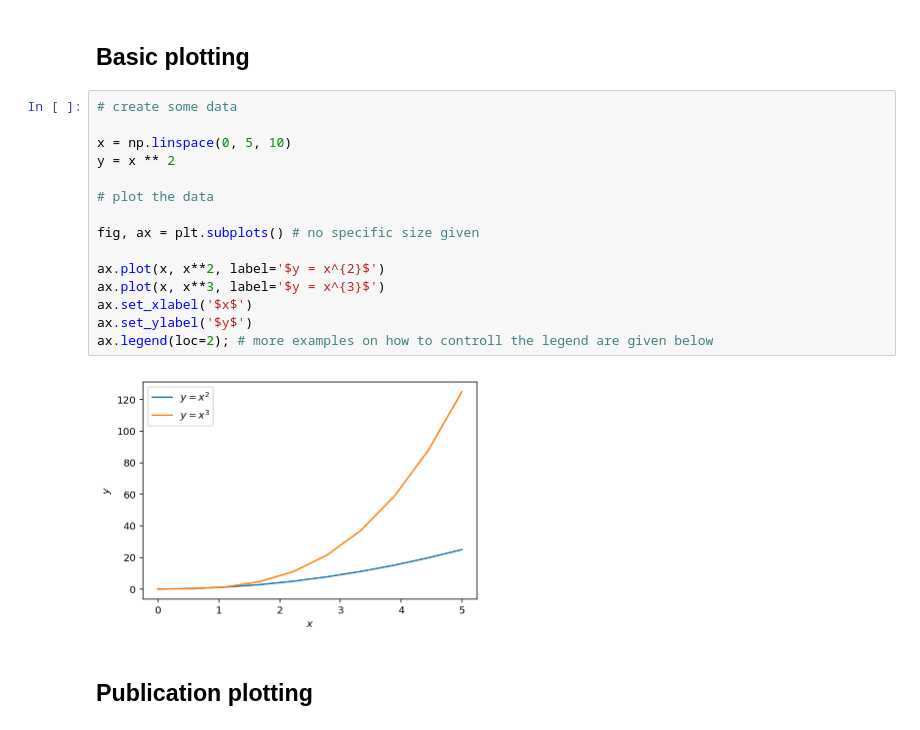
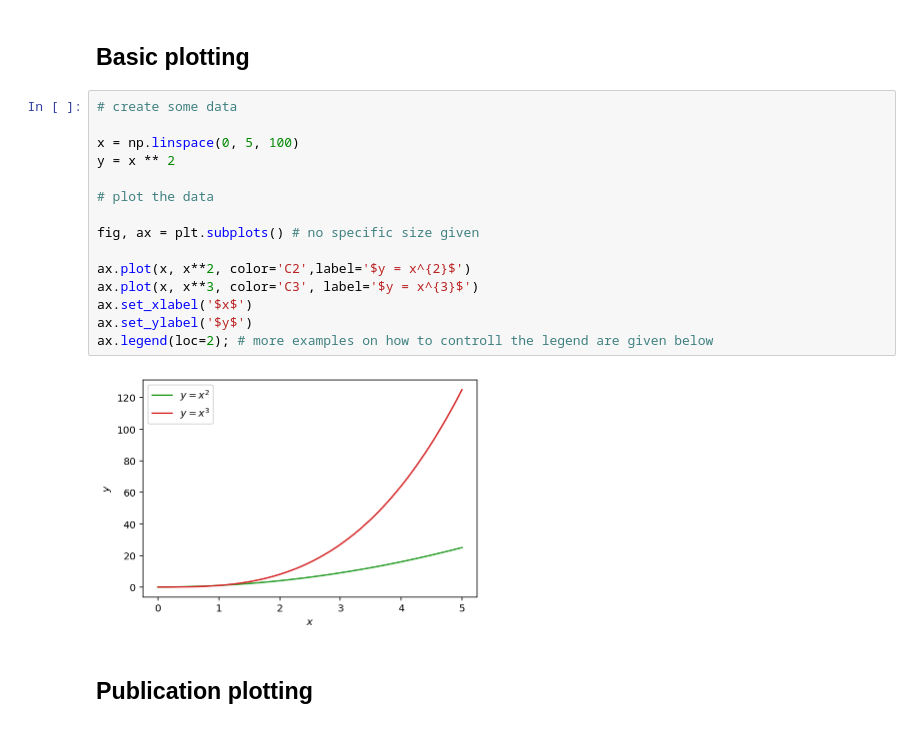
Before and after one commit to kstrm/Examples, a Jupyter notebook: Plotting examples.ipynb, the cells around one changed output. Saved outputs shown, nothing was run; the diff lists cells and outputs as text.

Commit message:
updated some plots

```diff
--- a/Plotting examples.ipynb
+++ b/Plotting examples.ipynb
@@ -14,20 +14,20 @@ Populating the interactive namespace from numpy and matplotlib
 # %%
 # create some data
 
-x = np.linspace(0, 5, 10)
+x = np.linspace(0, 5, 100)
 y = x ** 2
 
 # plot the data
 
 fig, ax = plt.subplots() # no specific size given
 
-ax.plot(x, x**2, label='$y = x^{2}$')
-ax.plot(x, x**3, label='$y = x^{3}$')
+ax.plot(x, x**2, color='C2',label='$y = x^{2}$')
+ax.plot(x, x**3, color='C3', label='$y = x^{3}$')
 ax.set_xlabel('$x$')
 ax.set_ylabel('$y$')
 ax.legend(loc=2); # more examples on how to controll the legend are given below
 # %% [output]
-[figure, old version]
+[figure, new version]
 # %% [markdown]
 ## Publication plotting
 # %% [markdown]
```
